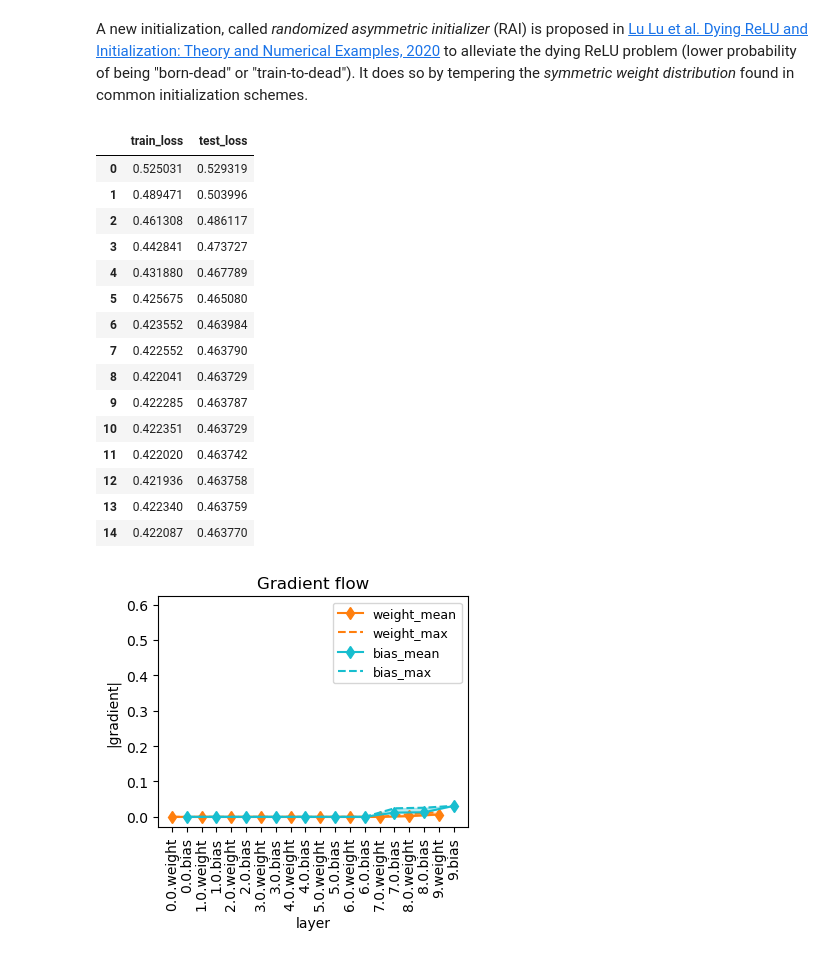
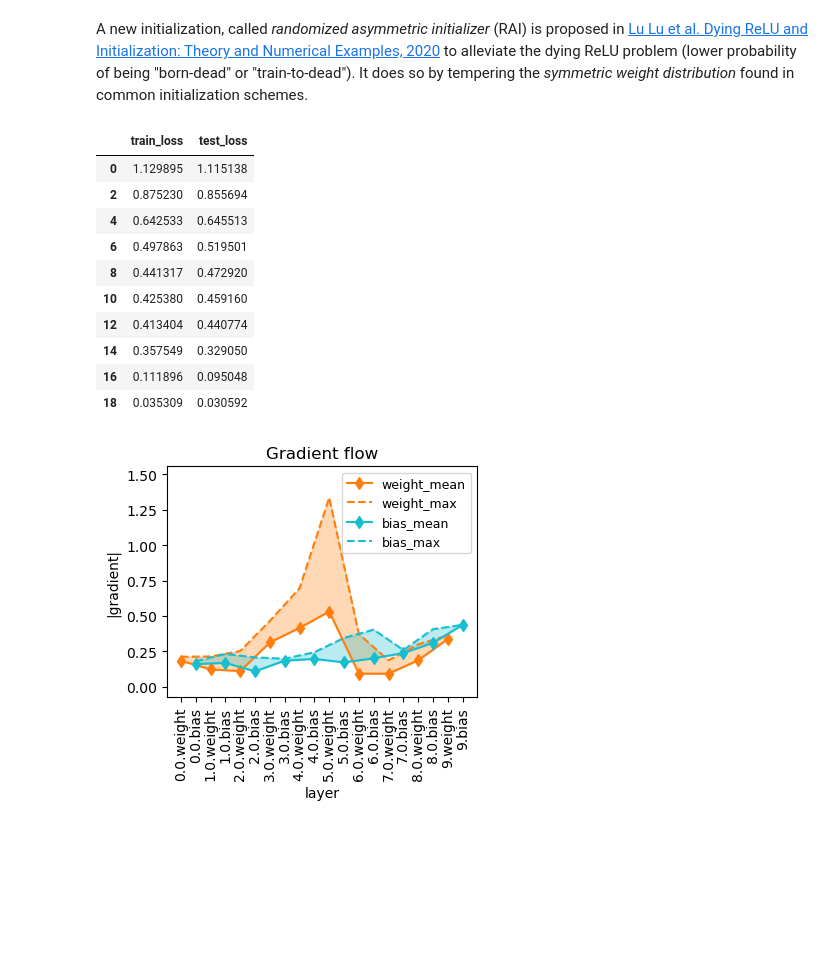
Before and after one commit to ts-flake/wafer, a Jupyter notebook: nbs/E00_explanation.weight_init.ipynb, the cells around one changed output. Drawn from its saved outputs; the diff is of its cells as text; code cells hidden in the pictures; blank space fills up the shorter version.

```diff
--- a/nbs/E00_explanation.weight_init.ipynb
+++ b/nbs/E00_explanation.weight_init.ipynb
@@ -144,27 +139,22 @@ rai_init(tst_model)
 opt = optim.Adam(tst_model.parameters())
 crit = nn.L1Loss()
 lstats = StatsCB(grad=True)
-learn = Learner(tst_model, dls, opt=opt, loss_func=crit, cbs=[GradFlowCB(showbias=True), lstats])
+learn = Learner(tst_model, dls, opt=opt, loss_func=crit, cbs=[GradFlowCB(showbias=True), lstats], disp_every=2)
 # %%
-learn.fit(15)
+learn.fit(20)
 # %% [output]
 |  | train_loss | test_loss |
-| 0 | 0.525031 | 0.529319 |
-| 1 | 0.489471 | 0.503996 |
-| 2 | 0.461308 | 0.486117 |
-| 3 | 0.442841 | 0.473727 |
-| 4 | 0.431880 | 0.467789 |
-| 5 | 0.425675 | 0.465080 |
-| 6 | 0.423552 | 0.463984 |
-| 7 | 0.422552 | 0.463790 |
-| 8 | 0.422041 | 0.463729 |
-| 9 | 0.422285 | 0.463787 |
-| 10 | 0.422351 | 0.463729 |
-| 11 | 0.422020 | 0.463742 |
-| 12 | 0.421936 | 0.463758 |
-| 13 | 0.422340 | 0.463759 |
-| 14 | 0.422087 | 0.463770 |
+| 0 | 1.129895 | 1.115138 |
+| 2 | 0.875230 | 0.855694 |
+| 4 | 0.642533 | 0.645513 |
+| 6 | 0.497863 | 0.519501 |
+| 8 | 0.441317 | 0.472920 |
+| 10 | 0.425380 | 0.459160 |
+| 12 | 0.413404 | 0.440774 |
+| 14 | 0.357549 | 0.329050 |
+| 16 | 0.111896 | 0.095048 |
+| 18 | 0.035309 | 0.030592 |
-[figure, old version]
+[figure, new version]
 # %%
 lstats.plot_layer(0)
 # %% [output]
```
Also changed, not shown: parts of 6 cells of this notebook, 6 other files.
